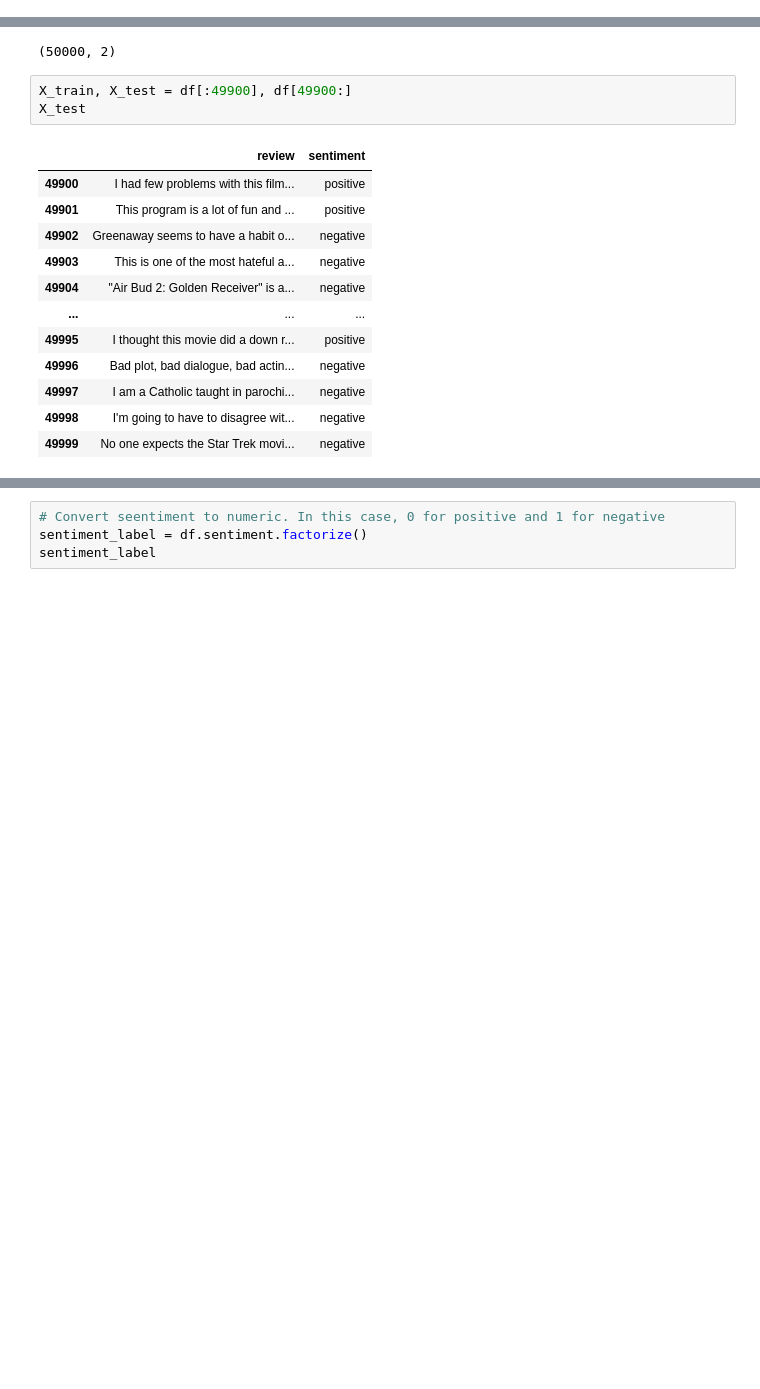
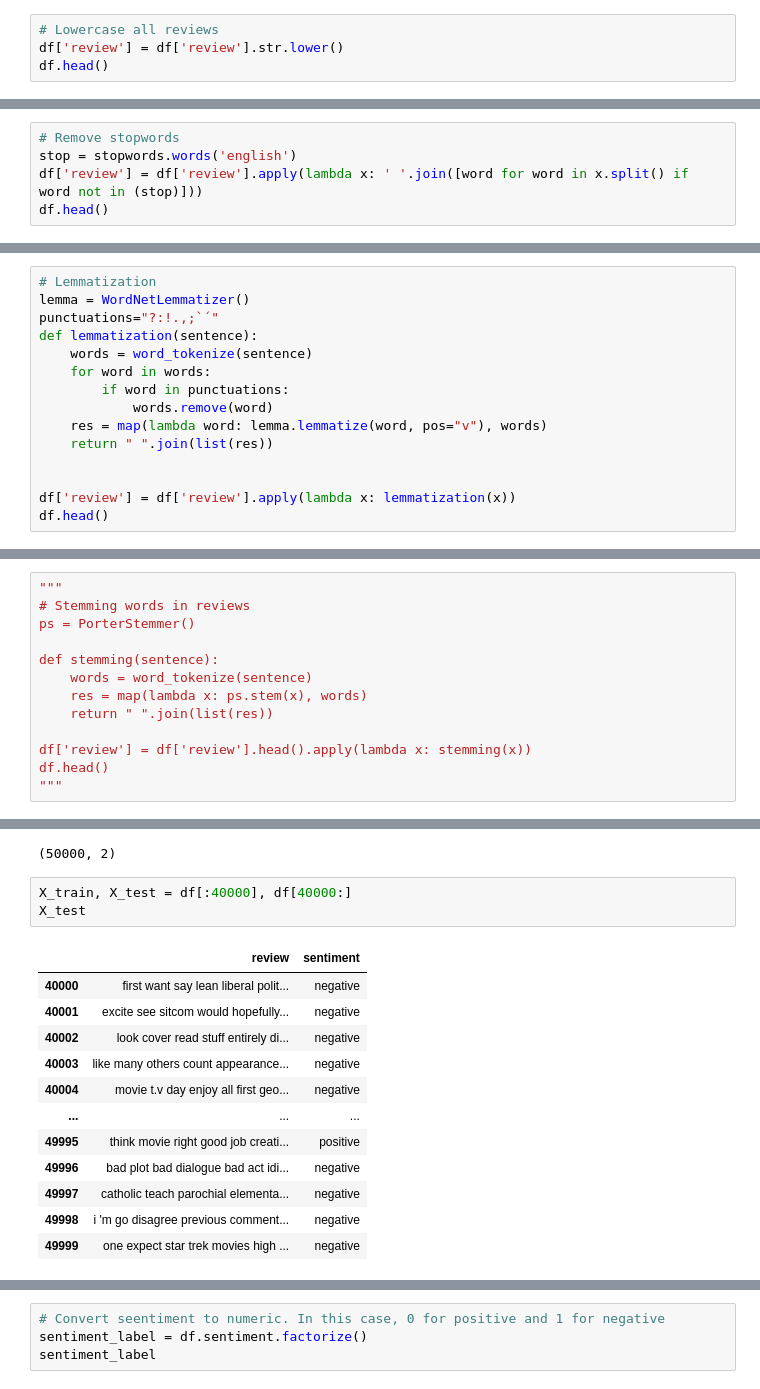
Before and after one commit to Wulffn/DSC_Exam, a Jupyter notebook: ML/IMDBDataRNN.ipynb, the cells around one changed output, grey strips where cells are left out. Cells and saved outputs as stored; diff of their text form; blank space fills up the shorter version.

```diff
--- a/ML/IMDBDataRNN.ipynb
+++ b/ML/IMDBDataRNN.ipynb
@@ -20,0 +53,4 @@ df.head()
+# %%
+# Lowercase all reviews
+df['review'] = df['review'].str.lower()
+df.head()
@@ -32,0 +75,5 @@ df.head()
+# %%
+# Remove stopwords
+stop = stopwords.words('english')
+df['review'] = df['review'].apply(lambda x: ' '.join([word for word in x.split() if word not in (stop)]))
+df.head()
@@ -32,0 +87,15 @@ df.head()
+# %%
+# Lemmatization
+lemma = WordNetLemmatizer()
+punctuations="?:!.,;`´"
+def lemmatization(sentence):
+    words = word_tokenize(sentence)
+    for word in words:
+        if word in punctuations:
+            words.remove(word)
+    res = map(lambda word: lemma.lemmatize(word, pos="v"), words)
+    return " ".join(list(res))
+
+
+df['review'] = df['review'].apply(lambda x: lemmatization(x))
+df.head()
@@ -33,20 +109,33 @@ df.head()
+# %%
+"""
+# Stemming words in reviews
+ps = PorterStemmer()
+
+def stemming(sentence):
+    words = word_tokenize(sentence)
+    res = map(lambda x: ps.stem(x), words)
+    return " ".join(list(res))
+
+df['review'] = df['review'].head().apply(lambda x: stemming(x))
+df.head()
+"""
 # %%
 df.shape
 # %% [output]
 (50000, 2)
 # %%
-X_train, X_test = df[:49900], df[49900:]
+X_train, X_test = df[:40000], df[40000:]
 X_test
 # %% [output]
 |  | review | sentiment |
-| 49900 | I had few problems with this film... | positive |
-| 49901 | This program is a lot of fun and ... | positive |
-| 49902 | Greenaway seems to have a habit o... | negative |
-| 49903 | This is one of the most hateful a... | negative |
-| 49904 | "Air Bud 2: Golden Receiver" is a... | negative |
+| 40000 | first want say lean liberal polit... | negative |
+| 40001 | excite see sitcom would hopefully... | negative |
+| 40002 | look cover read stuff entirely di... | negative |
+| 40003 | like many others count appearance... | negative |
+| 40004 | movie t.v day enjoy all first geo... | negative |
 | ... | ... | ... |
-| 49995 | I thought this movie did a down r... | positive |
-| 49996 | Bad plot, bad dialogue, bad actin... | negative |
-| 49997 | I am a Catholic taught in parochi... | negative |
-| 49998 | I'm going to have to disagree wit... | negative |
-| 49999 | No one expects the Star Trek movi... | negative |
+| 49995 | think movie right good job creati... | positive |
+| 49996 | bad plot bad dialogue bad act idi... | negative |
+| 49997 | catholic teach parochial elementa... | negative |
+| 49998 | i 'm go disagree previous comment... | negative |
+| 49999 | one expect star trek movies high ... | negative |
```
Also changed, not shown: parts of 18 cells of this notebook, 5 other files.
